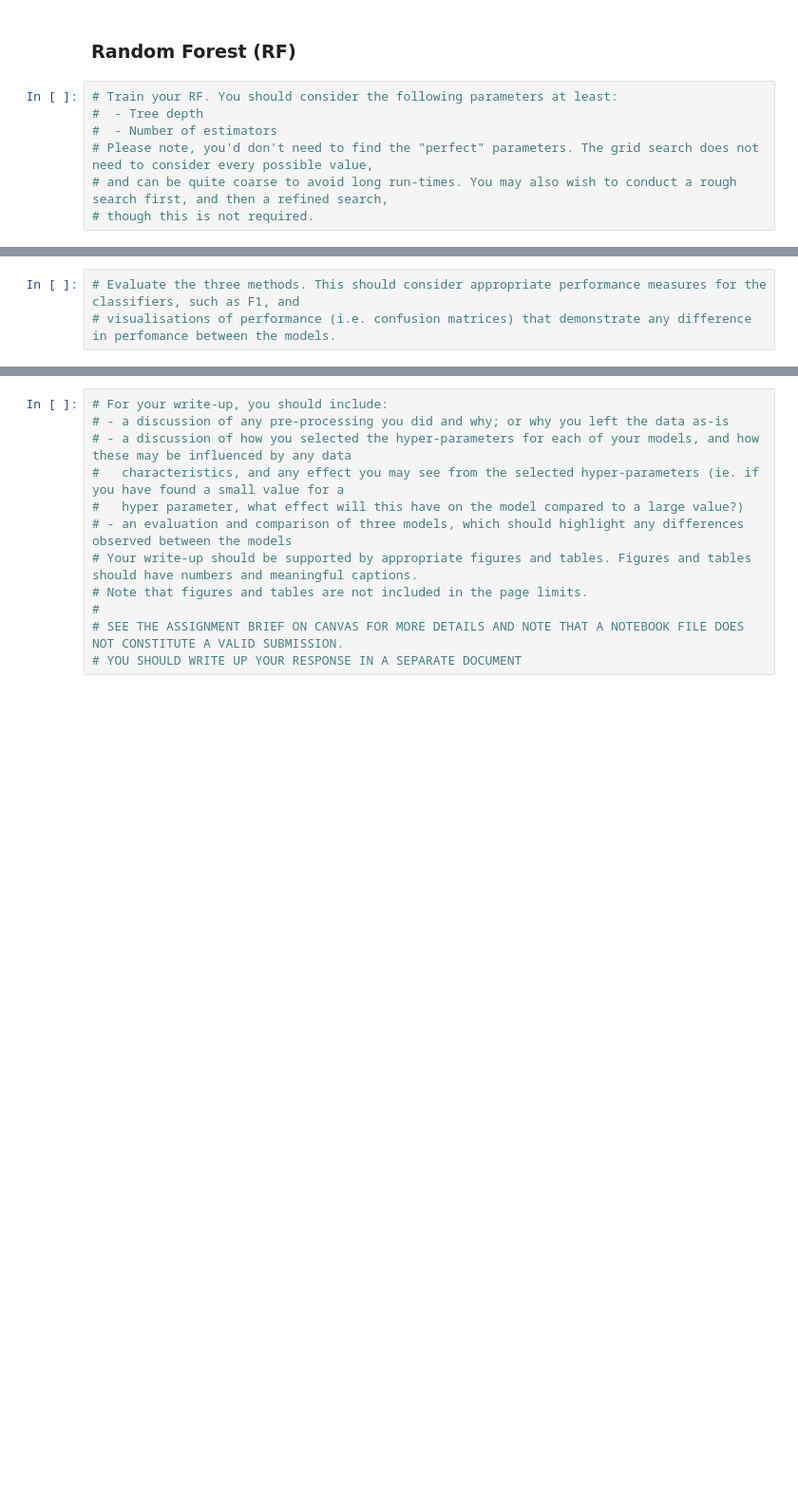
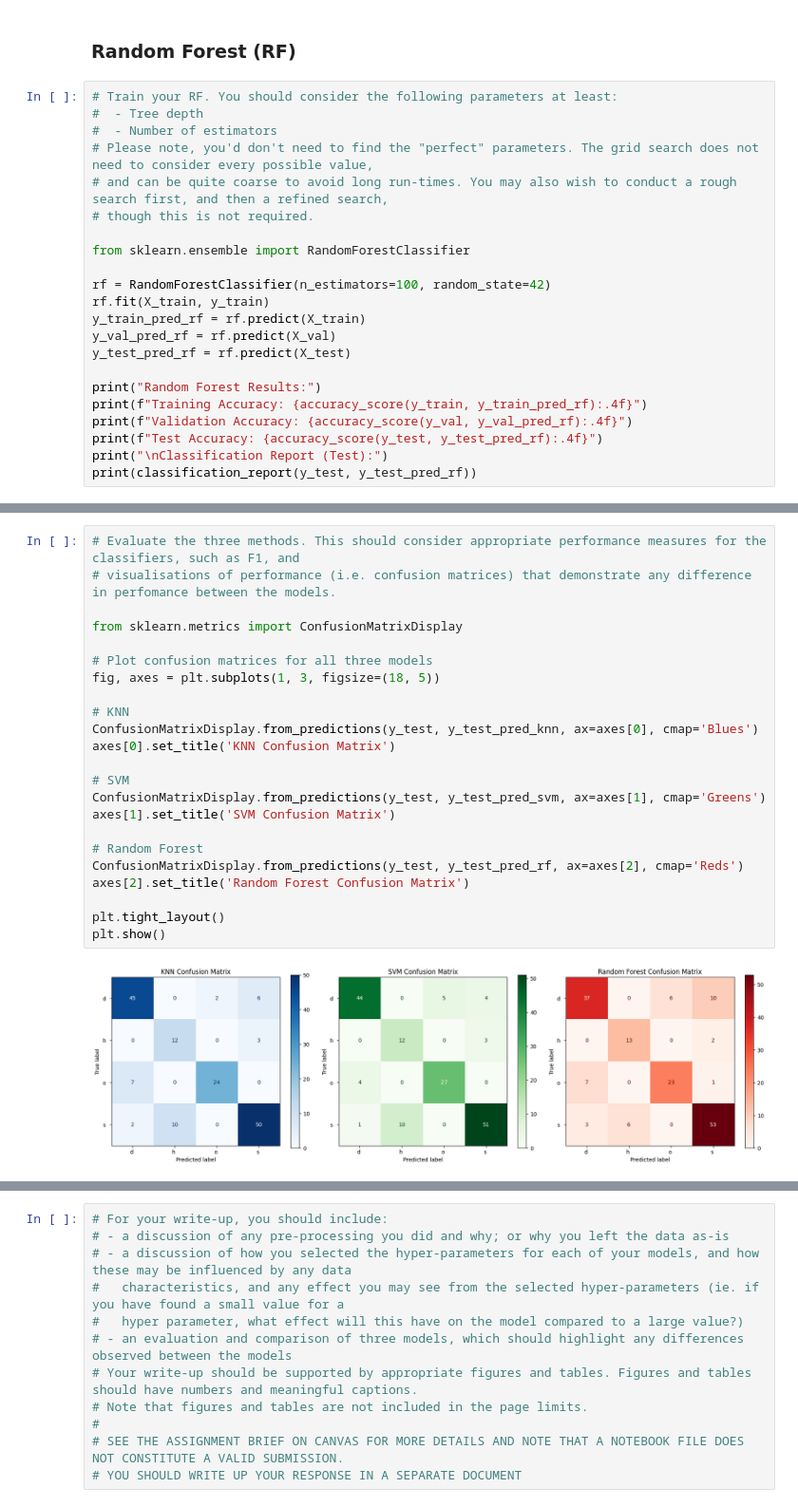
Before and after one commit to ostew5/cab420-introductory_problem_solving_tasks, a Jupyter notebook: 2. Classification.ipynb, the cells around one changed output, grey strips where cells are left out. Shown at 95% size. Drawn from its saved outputs; the diff is of its cells as text; blank space fills up the shorter version.

Commit message:
Implemented modelling across CKNN, SVM and RF

```diff
--- a/2. Classification.ipynb
+++ b/2. Classification.ipynb
@@ -288,3 +320,18 @@ Traceback (most recent call last):
 # Please note, you'd don't need to find the "perfect" parameters. The grid search does not need to consider every possible value,
 # and can be quite coarse to avoid long run-times. You may also wish to conduct a rough search first, and then a refined search,
 # though this is not required.
+
+from sklearn.ensemble import RandomForestClassifier
+
+rf = RandomForestClassifier(n_estimators=100, random_state=42)
+rf.fit(X_train, y_train)
+y_train_pred_rf = rf.predict(X_train)
+y_val_pred_rf = rf.predict(X_val)
+y_test_pred_rf = rf.predict(X_test)
+
+print("Random Forest Results:")
+print(f"Training Accuracy: {accuracy_score(y_train, y_train_pred_rf):.4f}")
+print(f"Validation Accuracy: {accuracy_score(y_val, y_val_pred_rf):.4f}")
+print(f"Test Accuracy: {accuracy_score(y_test, y_test_pred_rf):.4f}")
+print("\nClassification Report (Test):")
+print(classification_report(y_test, y_test_pred_rf))
@@ -291,3 +355,25 @@ Traceback (most recent call last):
 # %%
 # Evaluate the three methods. This should consider appropriate performance measures for the classifiers, such as F1, and
 # visualisations of performance (i.e. confusion matrices) that demonstrate any difference in perfomance between the models.
+
+from sklearn.metrics import ConfusionMatrixDisplay
+
+# Plot confusion matrices for all three models
+fig, axes = plt.subplots(1, 3, figsize=(18, 5))
+
+# KNN
+ConfusionMatrixDisplay.from_predictions(y_test, y_test_pred_knn, ax=axes[0], cmap='Blues')
+axes[0].set_title('KNN Confusion Matrix')
+
+# SVM
+ConfusionMatrixDisplay.from_predictions(y_test, y_test_pred_svm, ax=axes[1], cmap='Greens')
+axes[1].set_title('SVM Confusion Matrix')
+
+# Random Forest
+ConfusionMatrixDisplay.from_predictions(y_test, y_test_pred_rf, ax=axes[2], cmap='Reds')
+axes[2].set_title('Random Forest Confusion Matrix')
+
+plt.tight_layout()
+plt.show()
+# %% [output]
+[figure, added]
```
Also changed, not shown: parts of 7 cells of this notebook.
